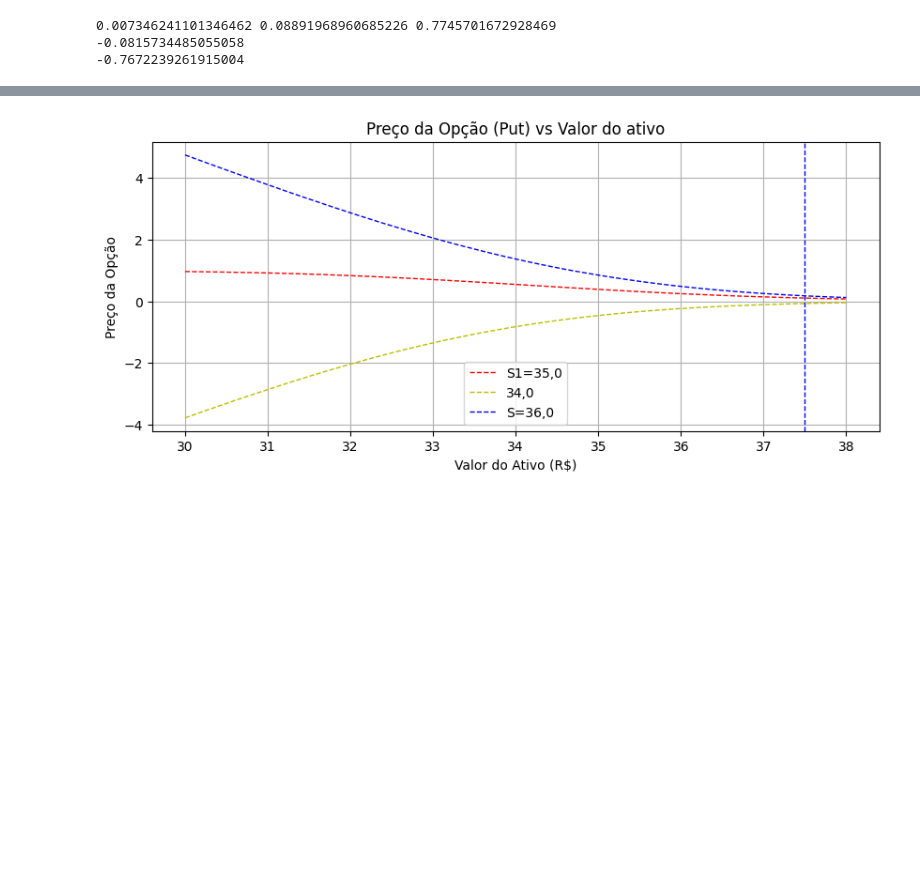
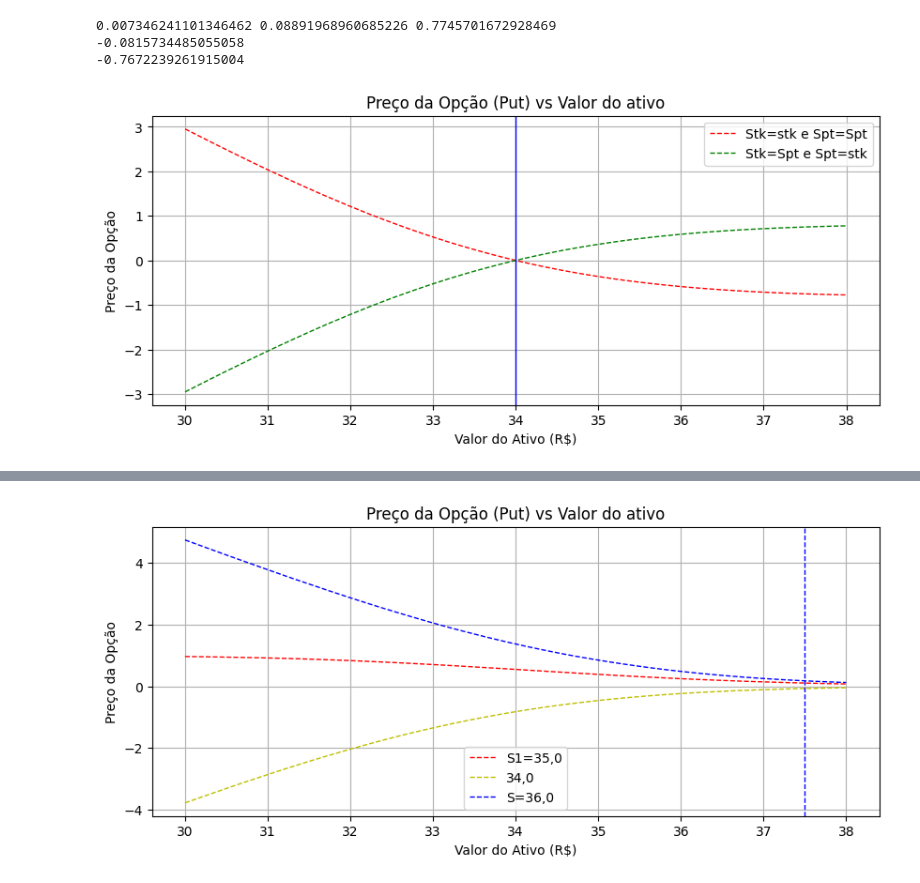
Before and after one commit to Felipe-Pinto/python_para_investimentos, a Jupyter notebook: Turbo.ipynb, the cells around one changed output, grey strips where cells are left out. Saved outputs shown, nothing was run; the diff lists cells and outputs as text; code cells hidden in the pictures; blank space fills up the shorter version.

```diff
--- a/Turbo.ipynb
+++ b/Turbo.ipynb
@@ -75,3 +76,22 @@ print(P32S0-P32S2)
 0.007346241101346462 0.08891968960685226 0.7745701672928469
 -0.0815734485055058
 -0.7672239261915004
+# %%
+Stk = 34
+Spt = 34
+Compra = black_scholes_option(S, Stk, T, r, sigma, option_type)-black_scholes_option(Spt, Stk, T, r, sigma, option_type)
+Venda = black_scholes_option(Spt, Stk, T, r, sigma, option_type)-black_scholes_option(S, Stk, T, r, sigma, option_type)
+# %%
+# Plot do gráfico
+plt.figure(figsize=(10, 4))
+plt.plot(S, Compra, label='Stk=stk e Spt=Spt', color='r', linestyle='dashed',linewidth=1)
+plt.plot(S, Venda, label='Stk=Spt e Spt=stk', color='g', linestyle='dashed',linewidth=1)
+plt.axvline(x=Stk,ymin=0,ymax=10.0, color='b', linestyle='solid',linewidth=1)
+plt.xlabel('Valor do Ativo (R$)')
+plt.ylabel('Preço da Opção')
+plt.title(f'Preço da Opção ({option_type.capitalize()}) vs Valor do ativo')
+plt.legend()
+plt.grid(True)
+plt.show()
+# %% [output]
+[figure, added]
```
Also changed, not shown: parts of 3 cells of this notebook.
